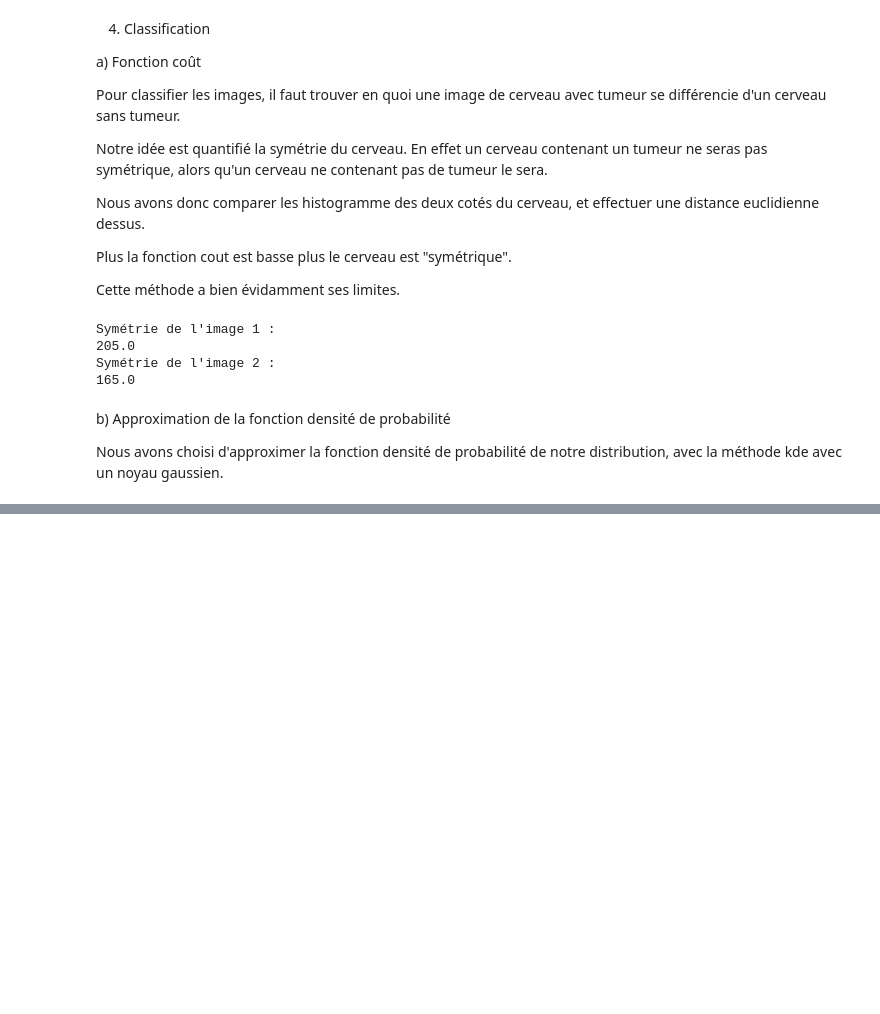
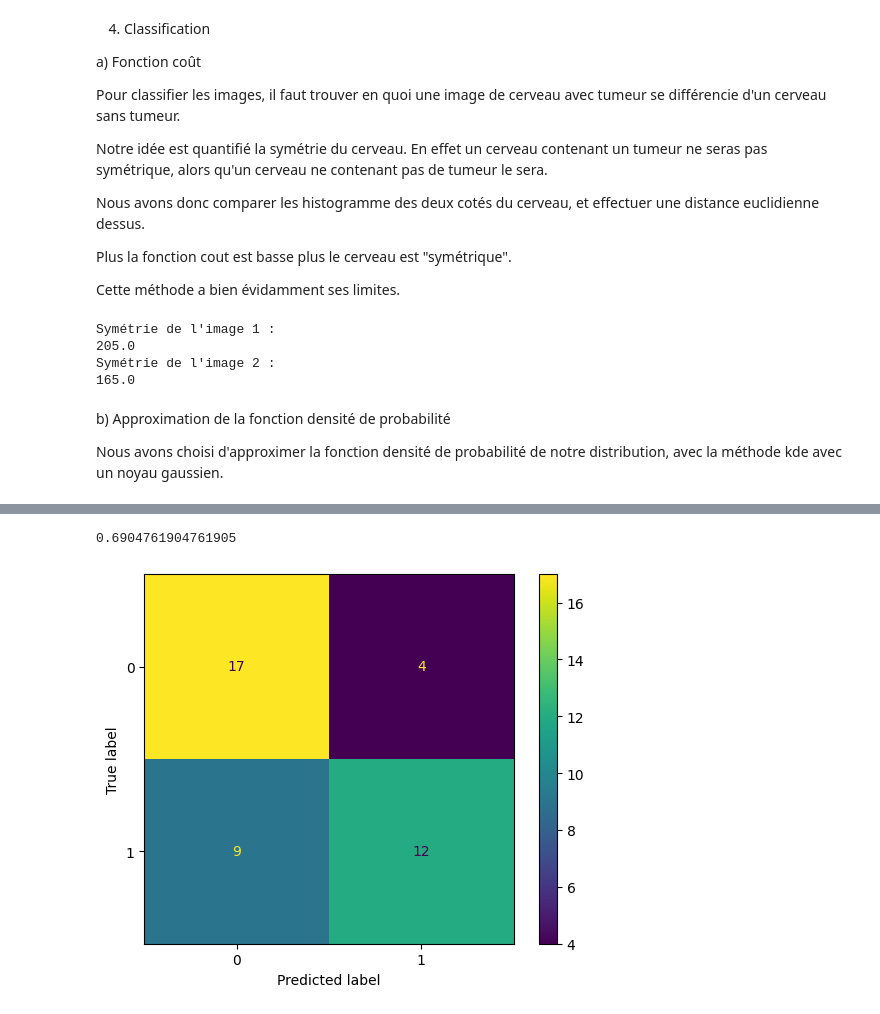
Before and after one commit to pola-sz/Projet-Image, a Jupyter notebook: projet-final_final_v3.ipynb, the cells around one changed output, grey strips where cells are left out. Cells and saved outputs as stored; diff of their text form; code cells hidden in the pictures; blank space fills up the shorter version.

```diff
--- a/projet-final_final_v3.ipynb
+++ b/projet-final_final_v3.ipynb
@@ -156,0 +153,4 @@ disp.plot()
+# %%
+X_train, y_train = nouv_taille(tum_train, non_tum_train)
+X_test, y_test = nouv_taille(tum_test, non_tum_test)
+X_valid, y_valid = nouv_taille(tum_valid, non_tum_valid)
@@ -156,0 +170,13 @@ disp.plot()
+# %%
+clf = classif(X_train, y_train)
+y_pred = pred(clf, X_test)
+# %%
+cm = confusion_matrix(y_test, y_pred)
+
+disp = ConfusionMatrixDisplay(confusion_matrix=cm)
+disp.plot()
+
+print(accuracy_score(y_test, y_pred))
+# %% [output]
+0.6904761904761905
+[figure, added]
```
Also changed, not shown: parts of 4 cells of this notebook, 1 other file.
